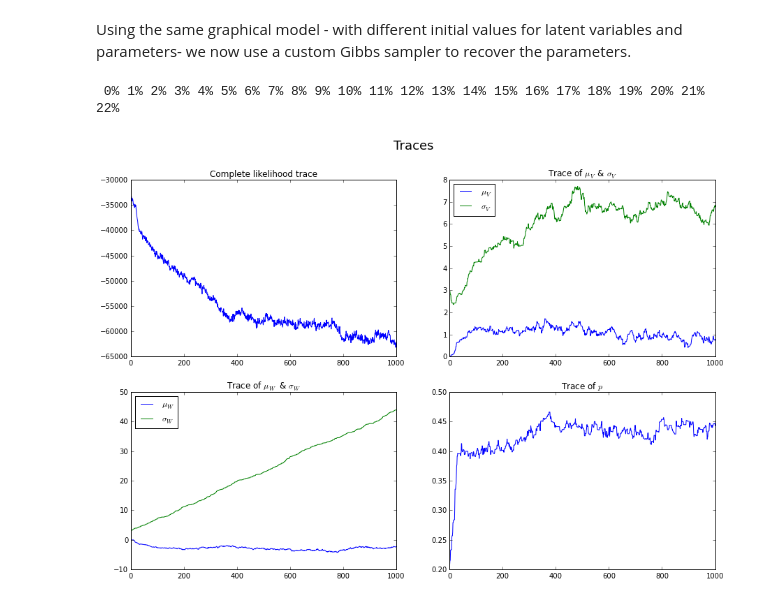
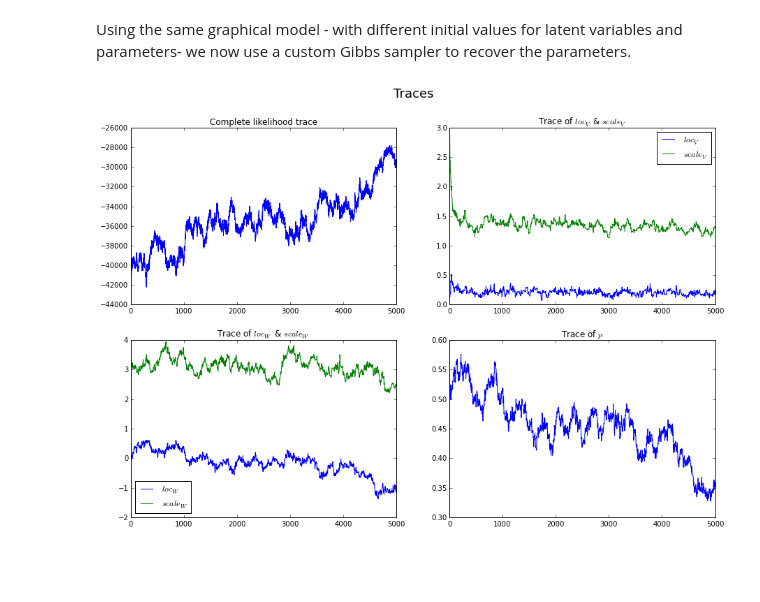
Before and after one commit to CompSquad/qmmc, a Jupyter notebook: examples/LAPLACE Extended RFQ model.ipynb, the cells around one changed output. Drawn from its saved outputs; the diff is of its cells as text; code cells hidden in the pictures; blank space fills up the shorter version.

Commit message:
Laplace model preliminary results

```diff
--- a/examples/LAPLACE Extended RFQ model.ipynb
+++ b/examples/LAPLACE Extended RFQ model.ipynb
@@ -13,6 +13,9 @@ from qmmc import *
 # %%
 df = pd.read_csv('/Users/rachez/ETSAnonymousPricesFull.csv')
 # %%
+idx_buy = df["BuySell"].values == "Buy"
+df = df[idx_buy]
+
 idx_done = df["TradeStatus"].values == "Done"
 idx_traded_away = df["TradeStatus"].values == "TradedAway"
 idx_not_traded = df["TradeStatus"].values == "NotTraded"
@@ -56,13 +63,13 @@ scale_0, shape_0 = Value(3), Value(3)
 a_0, b_0 = Value(1), Value(2)
 
 # Parameters
-mu_V = Normal(mu_0, sigma_0, value=0, name='mu_V')
-sigma_V = InvGamma(scale_0, shape_0, value=3, name='sigma_V')
+loc_V = Normal(mu_0, sigma_0, value=0, name='loc_V')
+scale_V = InvGamma(scale_0, shape_0, value=3, name='scale_V')
 
-mu_W = Normal(mu_0, sigma_0, value=0, name='mu_W')
-sigma_W = InvGamma(scale_0, shape_0, value=3, name='sigma_W')
+loc_W = Normal(mu_0, sigma_0, value=0, name='loc_W')
+scale_W = InvGamma(scale_0, shape_0, value=3, name='scale_W')
 
-p = Beta(a_0, b_0, value=0.2, name='p')
+p = Beta(a_0, b_0, value=0.5, name='p')
 
 # Variables
 k = np.empty(m, dtype=object)
@@ -72,8 +79,8 @@ Y = np.empty(m, dtype=object)
 I = np.empty(m, dtype=object)
 for i in xrange(m):
     k[i] = Binomial(p, Value(n), name='k_%d' % i)
-    V[i] = Laplace(mu_V, sigma_V, name='V_%d' % i)
-    W[i] = BernoulliLaplace(mu_W, sigma_W, k[i], name='W_%d' % i)
+    V[i] = Laplace(loc_V, scale_V, name='V_%d' % i)
+    W[i] = BernoulliLaplace(loc_W, scale_W, k[i], name='W_%d' % i)
     Y[i] = Value(Y_real[i])
 
     @Function
@@ -90,7 +97,7 @@ for i in xrange(m):
 
     I[i] = BernoulliFlip(Value(0.0), S_i, k=3, value=I_real[i], observed=True, name='I_%d' % i)
 # %%
-all_variables = [mu_V, mu_W, sigma_V, sigma_W]
+all_variables = [loc_V, loc_W, scale_V, scale_W]
 all_variables.extend(V)
 all_variables.extend(W)
 all_variables.extend(k)
@@ -107,32 +114,35 @@ all_samplers.append(p_sampler)
 model = Model(variables=all_variables, samplers=all_samplers)
 # %%
 %%time
-model.estimate(1000)
+model.estimate(5000)
-# %% [output]
- 0% 1% 2% 3% 4% 5% 6% 7% 8% 9% 10% 11% 12% 13% 14% 15% 16% 17% 18% 19% 20% 21% 22%
 # %%
 plt.figure(figsize=(15, 10))
 plt.subplot(2, 2, 1)
 plt.plot(model.logp_hist)
 plt.title("Complete likelihood trace")
 
 plt.subplot(2, 2, 2)
-plt.plot(model.samplers['mu_V'].get_history())
-plt.plot(model.samplers['sigma_V'].get_history())
-plt.legend([r"$\mu_V$", r"$\sigma_V$"], loc='best')
-plt.title(r"Trace of $\mu_V$ & $\sigma_V$")
+loc_V_trace = model.samplers['loc_V'].get_history()
+scale_V_trace = model.samplers['scale_V'].get_history()
+plt.plot(loc_V_trace)
+plt.plot(scale_V_trace)
+plt.legend([r"$loc_V$", r"$scale_V$"], loc='best')
+plt.title(r"Trace of $loc_V$ & $scale_V$")
 
 plt.subplot(2, 2, 3)
-plt.plot(model.samplers['mu_W'].get_history())
-plt.plot(model.samplers['sigma_W'].get_history())
-plt.legend([r"$\mu_W$", r"$\sigma_W$"], loc='best')
-plt.title(r"Trace of $\mu_W$ & $\sigma_W$")
+loc_W_trace = model.samplers['loc_W'].get_history()
+scale_W_trace = model.samplers['scale_W'].get_history()
+plt.plot(loc_W_trace)
+plt.plot(scale_W_trace)
+plt.legend([r"$loc_W$", r"$scale_W$"], loc='best')
+plt.title(r"Trace of $loc_W$ & $scale_W$")
 
 plt.subplot(2, 2, 4)
-plt.plot(model.samplers['p'].get_history())
+p_trace = model.samplers['p'].get_history()
+plt.plot(p_trace)
 plt.title(r"Trace of $p$")
 
 plt.suptitle(r"Traces", size=18)
 plt.show()
 # %% [output]
-[figure, old version]
+[figure, new version]
```
Also changed, not shown: parts of 4 cells of this notebook.
